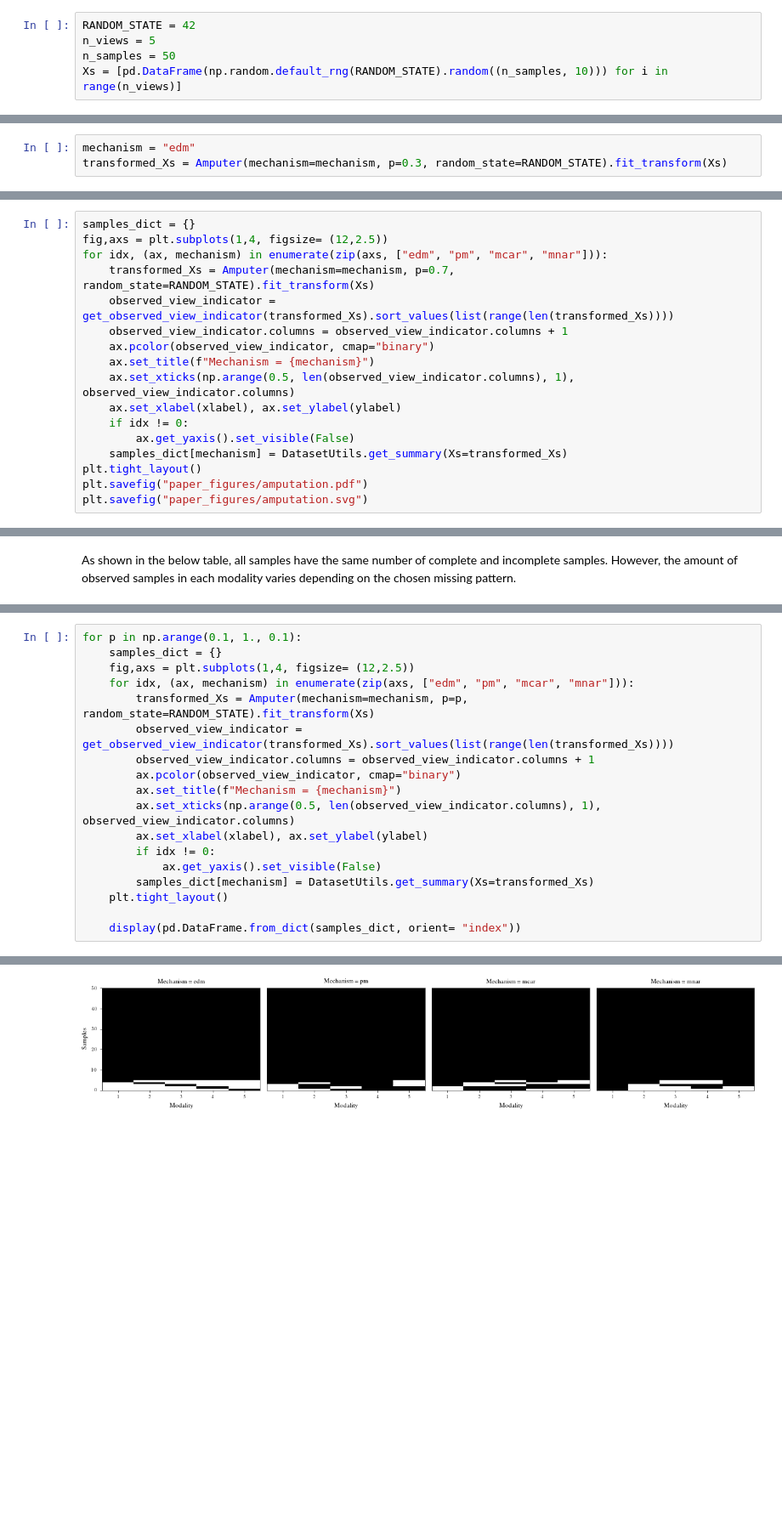
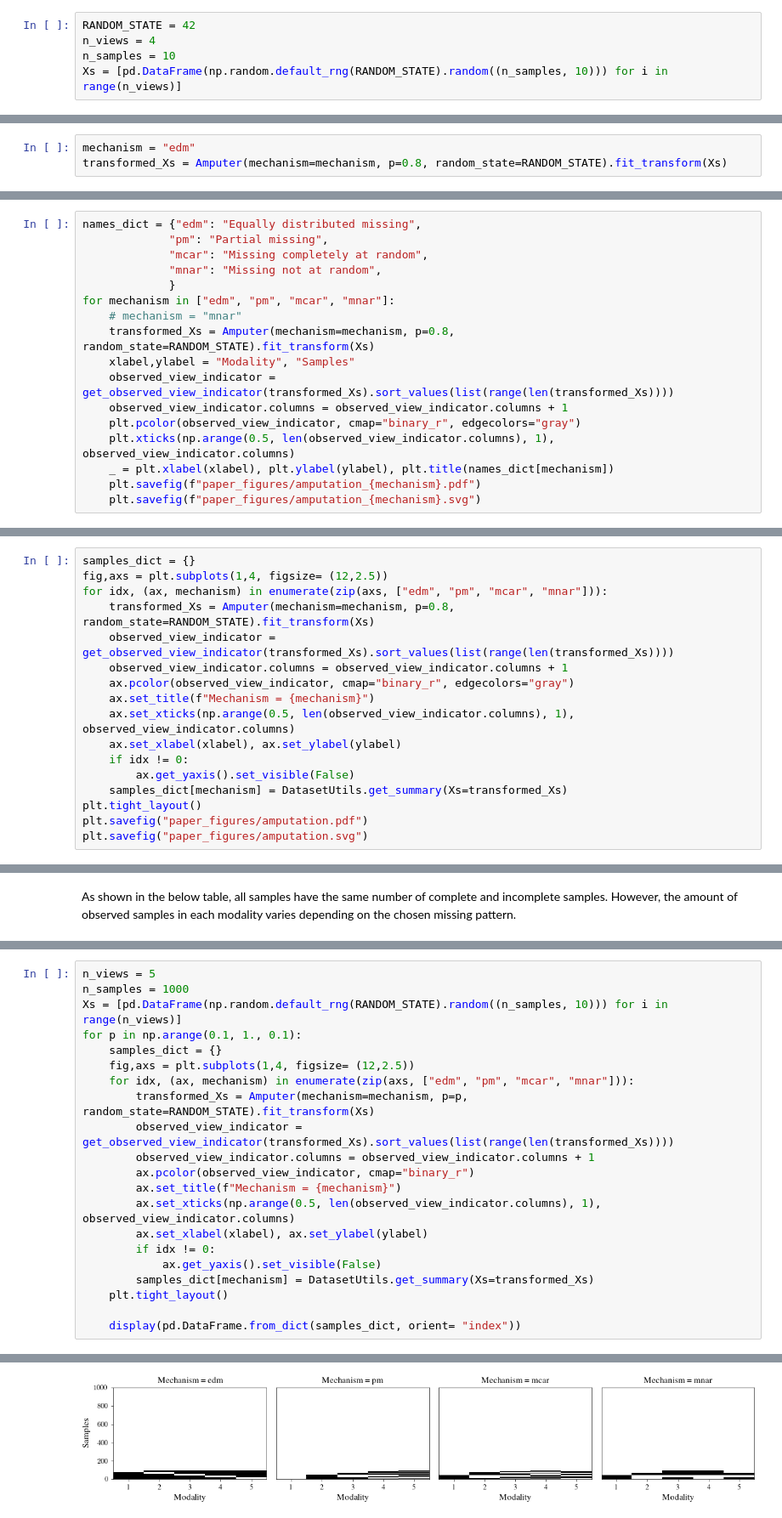
Before and after one commit to RafRomB/imml, a Jupyter notebook: tutorials/generate_missing_views.ipynb, the cells around one changed output, grey strips where cells are left out. Shown at 85% size. Cells and saved outputs as stored; diff of their text form; blank space fills up the shorter version.

```diff
--- a/tutorials/generate_missing_views.ipynb
+++ b/tutorials/generate_missing_views.ipynb
@@ -49,8 +29,8 @@ plt.rcParams.update({**bundles.icml2022(), **axes.lines()})
 Let's create a random multi-view dataset with 1000 samples and 5 views.
 # %%
 RANDOM_STATE = 42
-n_views = 5
-n_samples = 50
+n_views = 4
+n_samples = 10
 Xs = [pd.DataFrame(np.random.default_rng(RANDOM_STATE).random((n_samples, 10))) for i in range(n_views)]
 # %% [markdown]
 ## Step 3: Apply missing data mechanism (Amputation)
@@ -58,7 +38,7 @@ Xs = [pd.DataFrame(np.random.default_rng(RANDOM_STATE).random((n_samples, 10)))
 Using Amputer, we randomly introduce missing data to simulate a scenario where some modalities are missing. Here, 30% of the samples will be incomplete.
 # %%
 mechanism = "edm"
-transformed_Xs = Amputer(mechanism=mechanism, p=0.3, random_state=RANDOM_STATE).fit_transform(Xs)
+transformed_Xs = Amputer(mechanism=mechanism, p=0.8, random_state=RANDOM_STATE).fit_transform(Xs)
 # %% [markdown]
 We can visualize which modalities are missing using a binary color map, where black means observed and white means empty (missing).
 # %%
@@ -72,0 +53,17 @@ _ = plt.xlabel(xlabel), plt.ylabel(ylabel)
+# %%
+names_dict = {"edm": "Equally distributed missing",
+             "pm": "Partial missing",
+             "mcar": "Missing completely at random",
+             "mnar": "Missing not at random",
+             }
+for mechanism in ["edm", "pm", "mcar", "mnar"]:
+    # mechanism = "mnar"
+    transformed_Xs = Amputer(mechanism=mechanism, p=0.8, random_state=RANDOM_STATE).fit_transform(Xs)
+    xlabel,ylabel = "Modality", "Samples"
+    observed_view_indicator = get_observed_view_indicator(transformed_Xs).sort_values(list(range(len(transformed_Xs))))
+    observed_view_indicator.columns = observed_view_indicator.columns + 1
+    plt.pcolor(observed_view_indicator, cmap="binary_r", edgecolors="gray")
+    plt.xticks(np.arange(0.5, len(observed_view_indicator.columns), 1), observed_view_indicator.columns)
+    _ = plt.xlabel(xlabel), plt.ylabel(ylabel), plt.title(names_dict[mechanism])
+    plt.savefig(f"paper_figures/amputation_{mechanism}.pdf")
+    plt.savefig(f"paper_figures/amputation_{mechanism}.svg")
@@ -78,10 +88,10 @@ We will show the four different amputation mechanisms: EDM, PM, MCAR and MNAR.
 samples_dict = {}
 fig,axs = plt.subplots(1,4, figsize= (12,2.5))
 for idx, (ax, mechanism) in enumerate(zip(axs, ["edm", "pm", "mcar", "mnar"])):
-    transformed_Xs = Amputer(mechanism=mechanism, p=0.7, random_state=RANDOM_STATE).fit_transform(Xs)
+    transformed_Xs = Amputer(mechanism=mechanism, p=0.8, random_state=RANDOM_STATE).fit_transform(Xs)
     observed_view_indicator = get_observed_view_indicator(transformed_Xs).sort_values(list(range(len(transformed_Xs))))
     observed_view_indicator.columns = observed_view_indicator.columns + 1
-    ax.pcolor(observed_view_indicator, cmap="binary")
+    ax.pcolor(observed_view_indicator, cmap="binary_r", edgecolors="gray")
     ax.set_title(f"Mechanism = {mechanism}")
     ax.set_xticks(np.arange(0.5, len(observed_view_indicator.columns), 1), observed_view_indicator.columns)
     ax.set_xlabel(xlabel), ax.set_ylabel(ylabel)
@@ -117,6 +127,9 @@ mnar & 35 & 15 & [50, 37, 39, 44, 41] & [0, 13, 11, 6, 9] & [100, 74, 78, 88, 82
 \bottomrule
 \end{tabular}
 # %%
+n_views = 5
+n_samples = 1000
+Xs = [pd.DataFrame(np.random.default_rng(RANDOM_STATE).random((n_samples, 10))) for i in range(n_views)]
 for p in np.arange(0.1, 1., 0.1):
     samples_dict = {}
     fig,axs = plt.subplots(1,4, figsize= (12,2.5))
@@ -124,7 +137,7 @@ for p in np.arange(0.1, 1., 0.1):
         transformed_Xs = Amputer(mechanism=mechanism, p=p, random_state=RANDOM_STATE).fit_transform(Xs)
         observed_view_indicator = get_observed_view_indicator(transformed_Xs).sort_values(list(range(len(transformed_Xs))))
         observed_view_indicator.columns = observed_view_indicator.columns + 1
-        ax.pcolor(observed_view_indicator, cmap="binary")
+        ax.pcolor(observed_view_indicator, cmap="binary_r")
         ax.set_title(f"Mechanism = {mechanism}")
         ax.set_xticks(np.arange(0.5, len(observed_view_indicator.columns), 1), observed_view_indicator.columns)
         ax.set_xlabel(xlabel), ax.set_ylabel(ylabel)
@@ -183 +196 @@ for p in np.arange(0.1, 1., 0.1):
-[figure, old version]
+[figure, new version]
```
Also changed, not shown: parts of 9 cells of this notebook, 5 other files.
